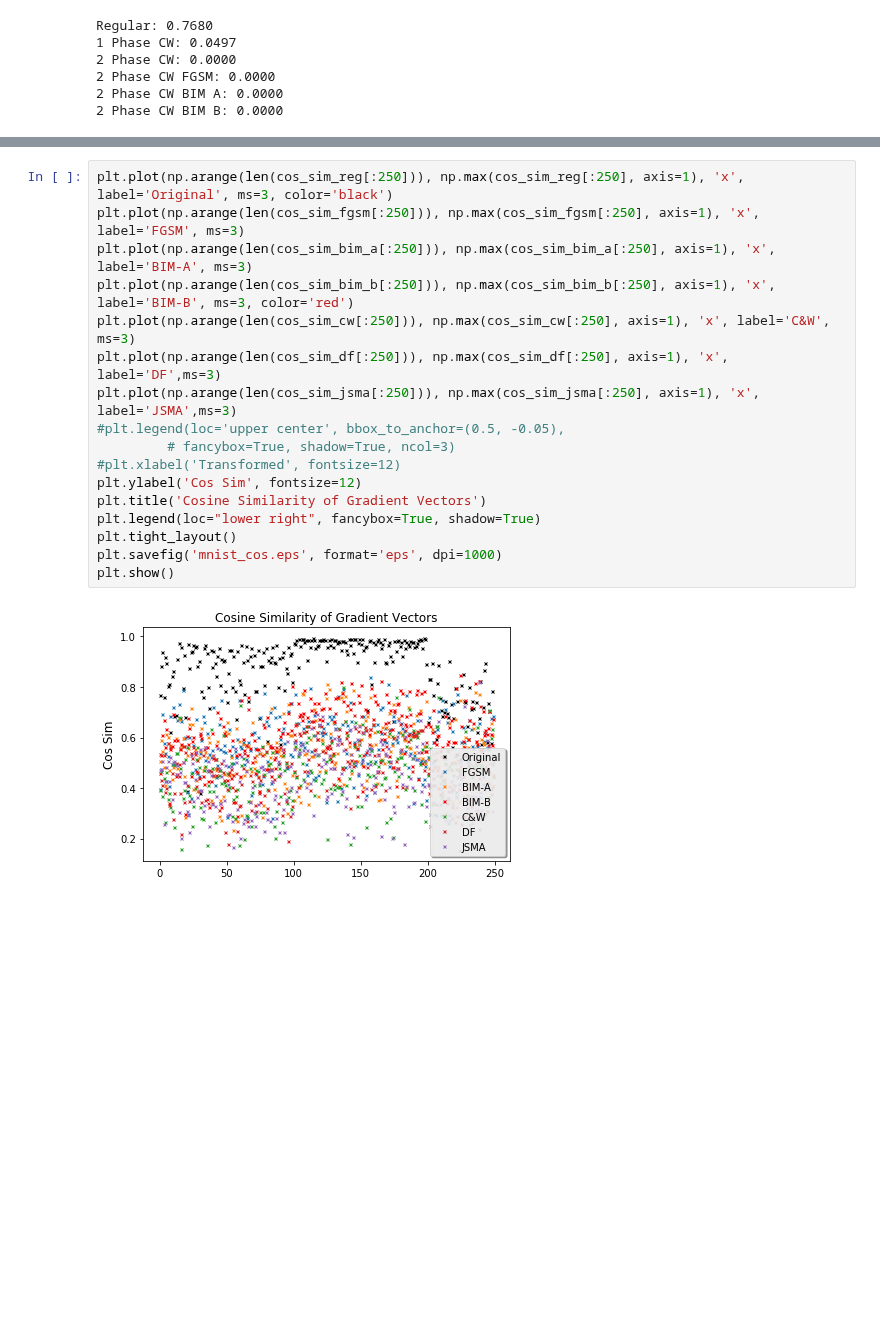
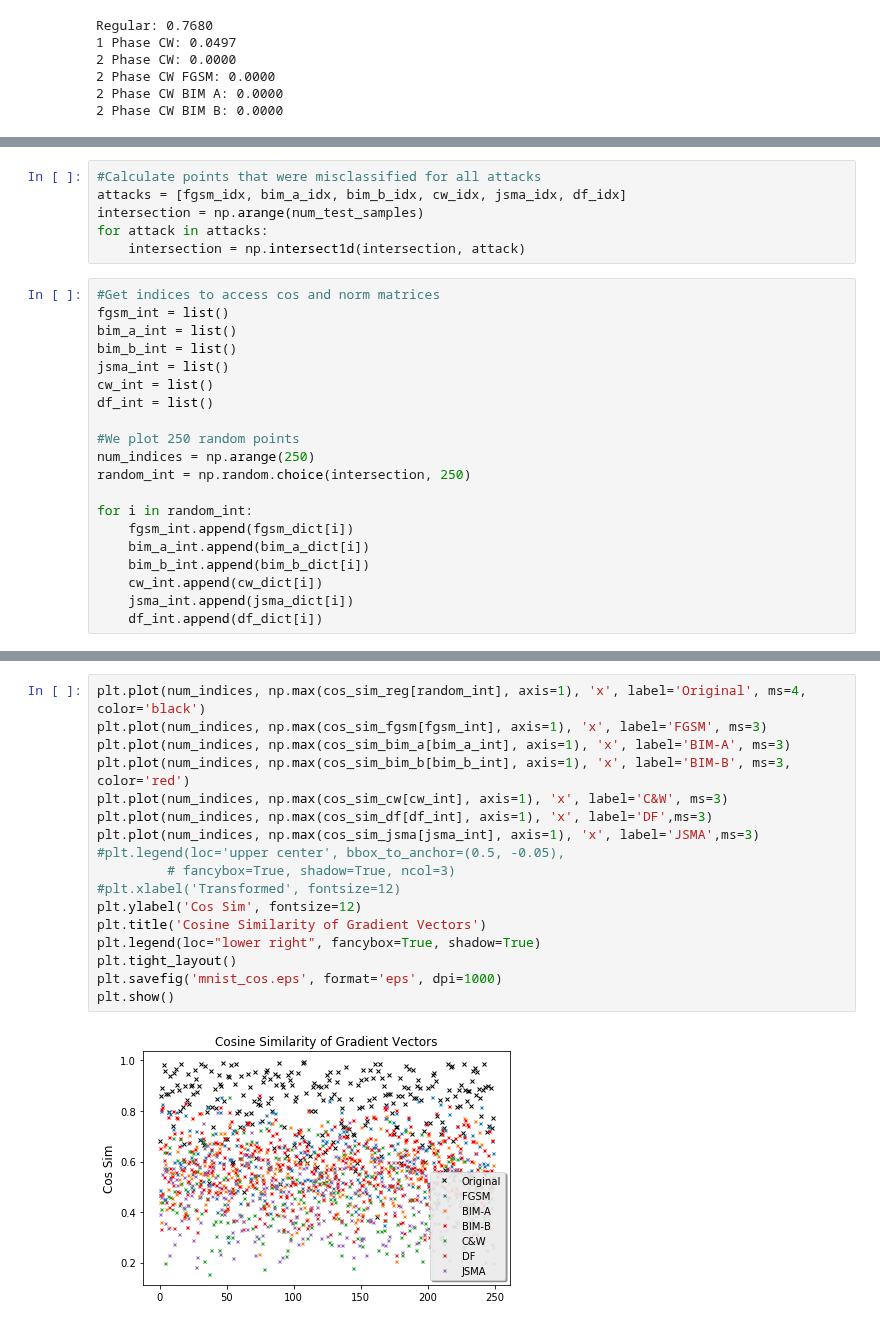
Before and after one commit to jasjeetIM/AdversarialDetector, a Jupyter notebook: notebooks/MNIST.ipynb, the cells around one changed output, grey strips where cells are left out. Drawn from its saved outputs; the diff is of its cells as text; blank space fills up the shorter version.

Commit message:
plots updated

```diff
--- a/notebooks/MNIST.ipynb
+++ b/notebooks/MNIST.ipynb
@@ -705 +734,27 @@ Regular: 0.7680
+# %%
+#Calculate points that were misclassified for all attacks
+attacks = [fgsm_idx, bim_a_idx, bim_b_idx, cw_idx, jsma_idx, df_idx]
+intersection = np.arange(num_test_samples)
+for attack in attacks:
+    intersection = np.intersect1d(intersection, attack)
+# %%
+#Get indices to access cos and norm matrices
+fgsm_int = list()
+bim_a_int = list()
+bim_b_int = list()
+jsma_int = list()
+cw_int = list()
+df_int = list()
+
+#We plot 250 random points
+num_indices = np.arange(250)
+random_int = np.random.choice(intersection, 250)
+
+for i in random_int:
+    fgsm_int.append(fgsm_dict[i])
+    bim_a_int.append(bim_a_dict[i])
+    bim_b_int.append(bim_b_dict[i])
+    cw_int.append(cw_dict[i])
+    jsma_int.append(jsma_dict[i])
+    df_int.append(df_dict[i])
 # %%
@@ -722,19 +777,19 @@ plt.show()
 # %%
-plt.plot(np.arange(len(cos_sim_reg[:250])), np.max(cos_sim_reg[:250], axis=1), 'x', label='Original', ms=3, color='black')
-plt.plot(np.arange(len(cos_sim_fgsm[:250])), np.max(cos_sim_fgsm[:250], axis=1), 'x', label='FGSM', ms=3)
-plt.plot(np.arange(len(cos_sim_bim_a[:250])), np.max(cos_sim_bim_a[:250], axis=1), 'x', label='BIM-A', ms=3)
-plt.plot(np.arange(len(cos_sim_bim_b[:250])), np.max(cos_sim_bim_b[:250], axis=1), 'x', label='BIM-B', ms=3, color='red')
-plt.plot(np.arange(len(cos_sim_cw[:250])), np.max(cos_sim_cw[:250], axis=1), 'x', label='C&W', ms=3)
-plt.plot(np.arange(len(cos_sim_df[:250])), np.max(cos_sim_df[:250], axis=1), 'x', label='DF',ms=3)
-plt.plot(np.arange(len(cos_sim_jsma[:250])), np.max(cos_sim_jsma[:250], axis=1), 'x', label='JSMA',ms=3)
+plt.plot(num_indices, np.max(cos_sim_reg[random_int], axis=1), 'x', label='Original', ms=4, color='black')
+plt.plot(num_indices, np.max(cos_sim_fgsm[fgsm_int], axis=1), 'x', label='FGSM', ms=3)
+plt.plot(num_indices, np.max(cos_sim_bim_a[bim_a_int], axis=1), 'x', label='BIM-A', ms=3)
+plt.plot(num_indices, np.max(cos_sim_bim_b[bim_b_int], axis=1), 'x', label='BIM-B', ms=3, color='red')
+plt.plot(num_indices, np.max(cos_sim_cw[cw_int], axis=1), 'x', label='C&W', ms=3)
+plt.plot(num_indices, np.max(cos_sim_df[df_int], axis=1), 'x', label='DF',ms=3)
+plt.plot(num_indices, np.max(cos_sim_jsma[jsma_int], axis=1), 'x', label='JSMA',ms=3)
 #plt.legend(loc='upper center', bbox_to_anchor=(0.5, -0.05),
          # fancybox=True, shadow=True, ncol=3)
 #plt.xlabel('Transformed', fontsize=12)
 plt.ylabel('Cos Sim', fontsize=12)
 plt.title('Cosine Similarity of Gradient Vectors')
 plt.legend(loc="lower right", fancybox=True, shadow=True)
 plt.tight_layout()
 plt.savefig('mnist_cos.eps', format='eps', dpi=1000)
 plt.show()
 # %% [output]
-[figure, old version]
+[figure, new version]
```
Also changed, not shown: parts of 12 cells of this notebook, 1 other file.
